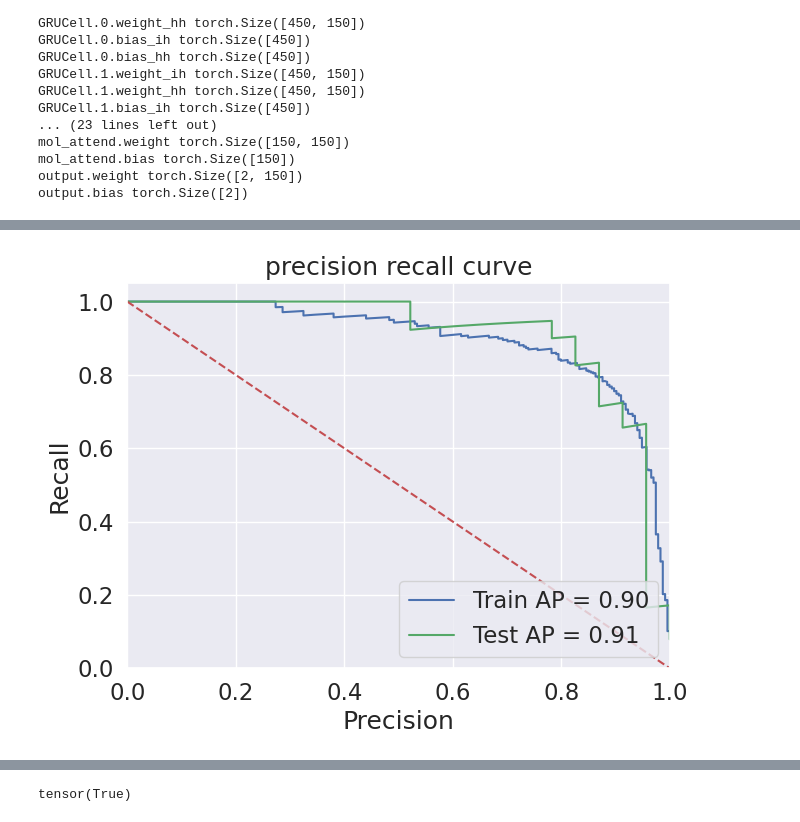
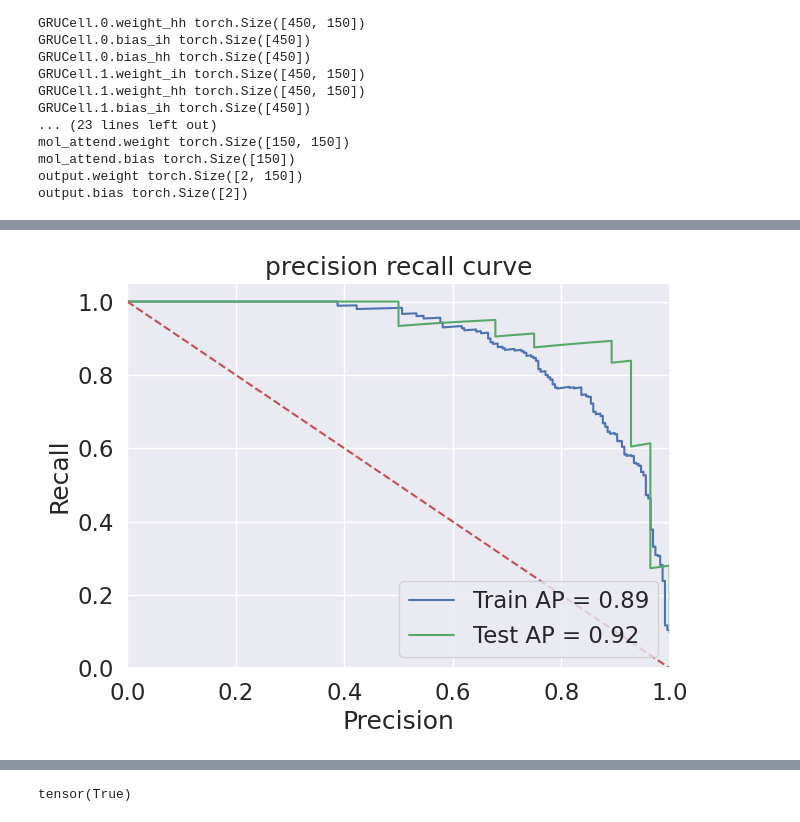
Before and after one commit to WestonSu/Antimicrobials, a Jupyter notebook: 1_GAT/code/Antibacterials.ipynb, the cells around one changed output, grey strips where cells are left out. Saved outputs shown, nothing was run; the diff lists cells and outputs as text; code cells hidden in the pictures.

```diff
--- a/1_GAT/code/Antibacterials.ipynb
+++ b/1_GAT/code/Antibacterials.ipynb
@@ -472,0 +455,6 @@ train_roc, train_prc, train_precision, train_recall, train_losse, train_cm1, tra
+# %%
+import pandas as pd
+
+train_dataset = pd.read_csv('Anti_plus_v2_train_ROC.csv')
+y_train= train_dataset.loc[:, 'Anti'].values
+y_train_pre = train_dataset.loc[:, 'y_pred_adjust'].values
@@ -473,3 +477,7 @@ train_roc, train_prc, train_precision, train_recall, train_losse, train_cm1, tra
+# %%
+test_dataset = pd.read_csv('Anti_plus_v2_test_ROC.csv')
+y_test= test_dataset.loc[:, 'Anti'].values
+y_test_pre = test_dataset.loc[:, 'y_pred_adjust'].values
 # %%
 from sklearn.metrics import roc_curve, auc
 import matplotlib.pyplot as plt
@@ -496,24 +506,24 @@ plt.show()
 # %%
 from sklearn.metrics import precision_recall_curve, average_precision_score
 fig, ax = plt.subplots(figsize=[7,5])
 # calculate the fpr and tpr for all thresholds of the classification
-train_precision, train_recall, _ = train_prc_curve[0]
-test_precision, test_recall, _ = test_prc_curve[0]
+train_precision, train_recall, _ = precision_recall_curve(y_train, y_train_pre)
+test_precision, test_recall, _ = precision_recall_curve(y_test, y_test_pre)
 
-train_ap = auc(train_recall, train_precision)
-test_ap = auc(test_recall, test_precision)
+train_ap = average_precision_score(y_train, y_train_pre)
+test_ap = average_precision_score(y_test, y_test_pre)
 
 plt.title('precision recall curve')
 plt.plot(train_recall, train_precision, 'b', label = 'Train AP = %0.2f' % train_ap)
 plt.plot(test_recall, test_precision, 'g', label = 'Test AP = %0.2f' % test_ap)
 plt.legend(loc = 'lower right')
 plt.plot([0, 1], [1, 0],'r--')
 plt.xlim([0, 1])
 plt.ylim([0, 1.05])
 plt.ylabel('Recall')
 plt.xlabel('Precision')
 plt.savefig("PRC.svg",dpi=1200) #.png,.pdf will also support here
 plt.show()
 # %% [output]
-[figure, old version]
+[figure, new version]
 # %%
```
Also changed, not shown: parts of 32 cells of this notebook, 2 other files.
